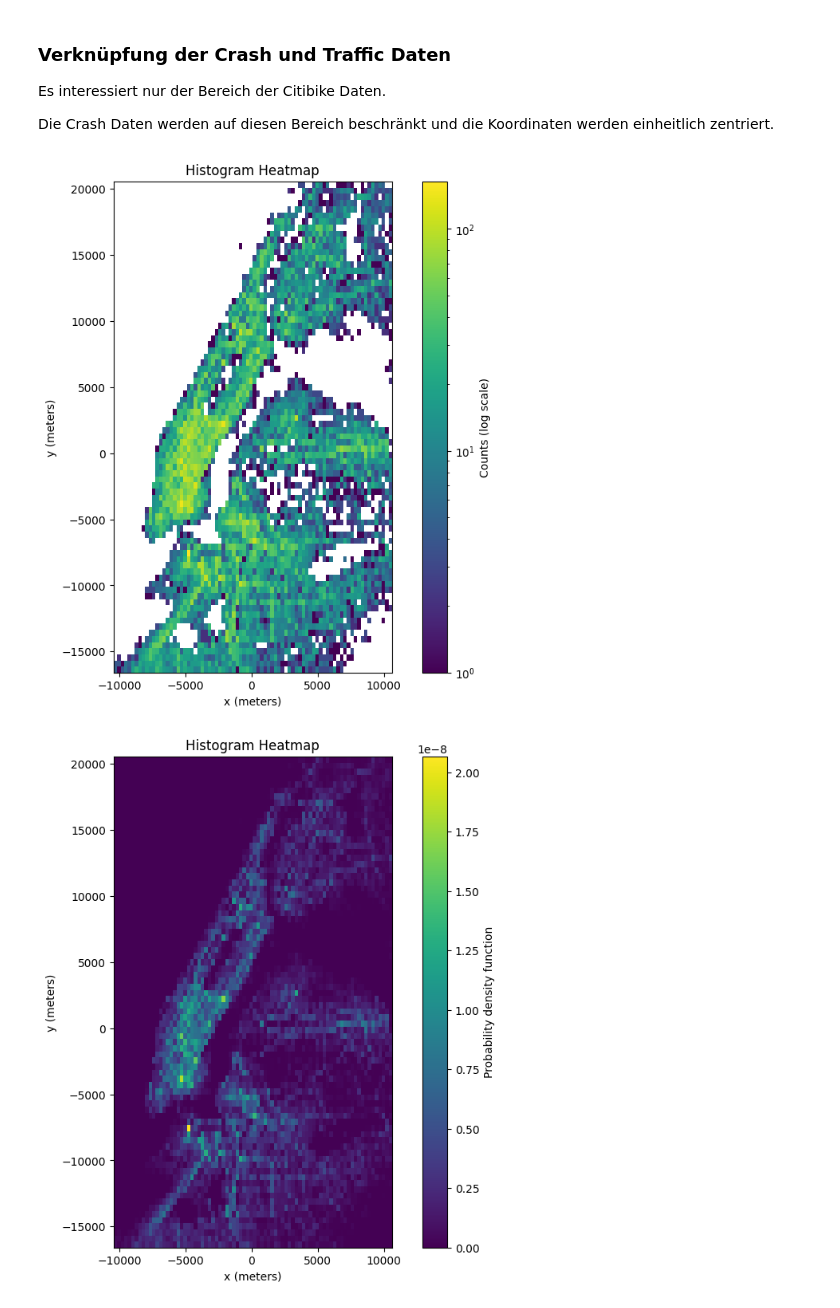
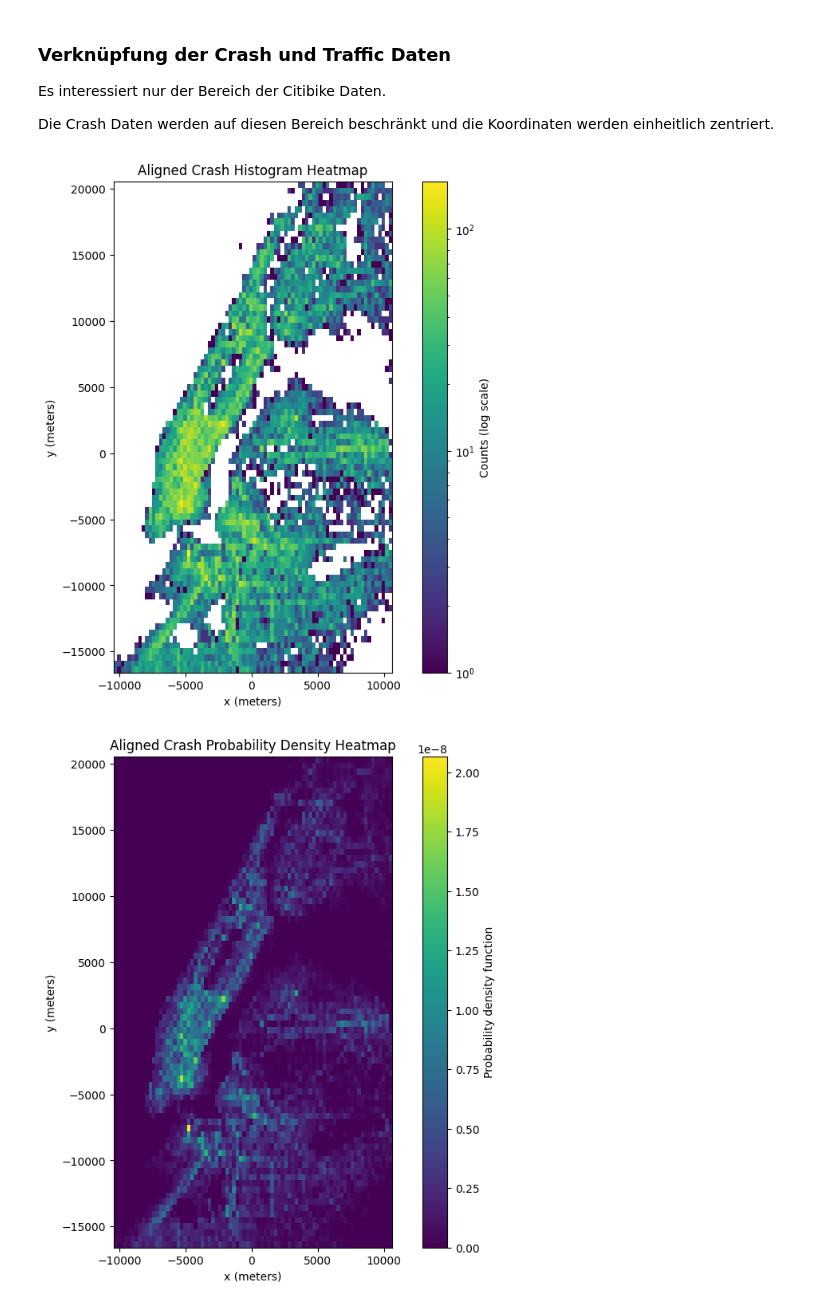
Before and after one commit to JanKrabbe/axa_challenge, a Jupyter notebook: danger_analysis.ipynb, the cells around one changed output. Cells and saved outputs as stored; diff of their text form; code cells hidden in the pictures.

```diff
--- a/danger_analysis.ipynb
+++ b/danger_analysis.ipynb
@@ -59,11 +59,11 @@ Die Crash Daten werden auf diesen Bereich beschränkt und die Koordinaten werden
 # %%
 crash_dataset.citibike_alignment(citibike_dataset)
 crash_density_estimator = DensityEstimator(data=crash_dataset.df[["x_centered", "y_centered"]].values, bandwidth=1)
-crash_density_estimator.plot_histogram_heatmap(bins=80)
+crash_density_estimator.plot_histogram_heatmap(bins=80, title="Aligned Crash Histogram Heatmap")
 # %% [output]
-[figure, old version]
+[figure, new version]
 # %%
-crash_density_estimator.plot_histogram_heatmap(bins=80, density=True)
+crash_density_estimator.plot_histogram_heatmap(bins=80, density=True, title="Aligned Crash Probability Density Heatmap")
 # %% [output]
-[figure, old version]
+[figure, new version]
 # %% [markdown]
```
Also changed, not shown: parts of 9 cells of this notebook, 1 other file.
